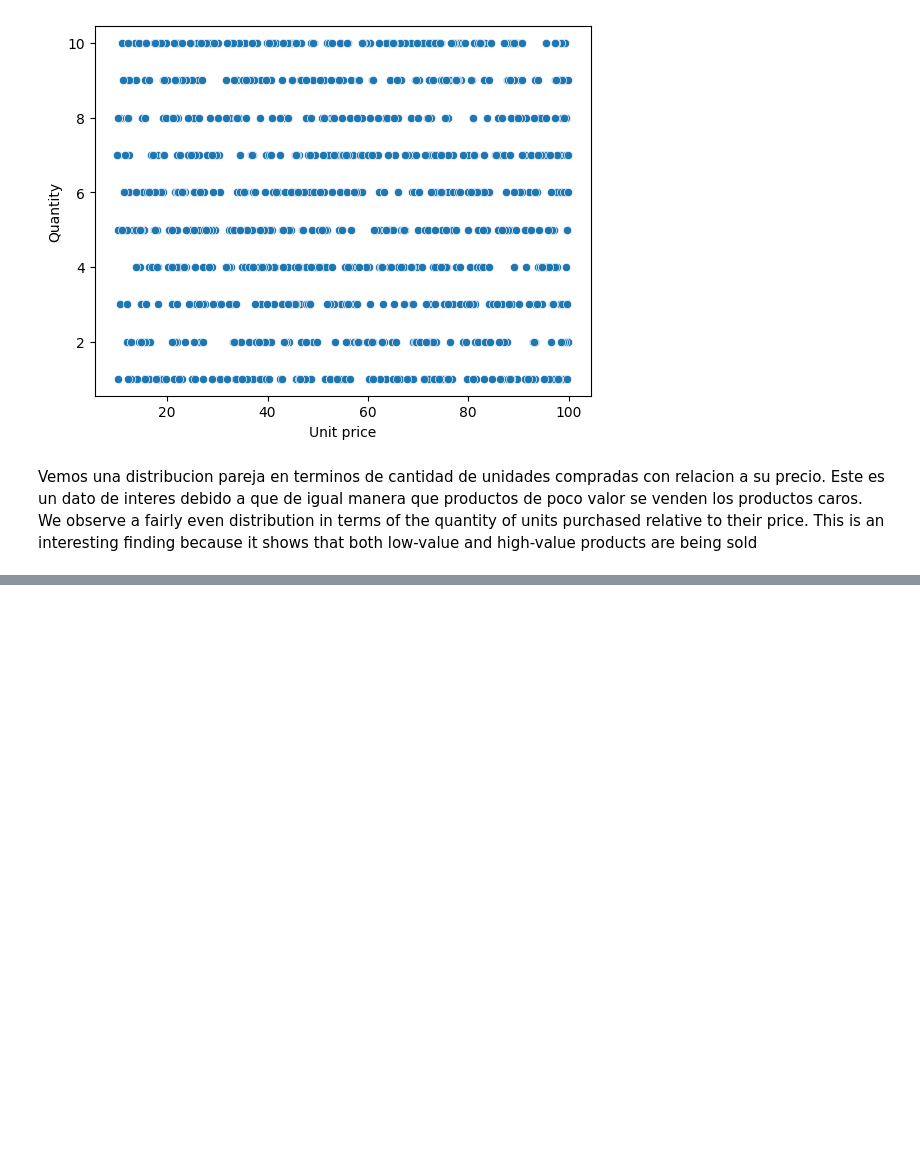
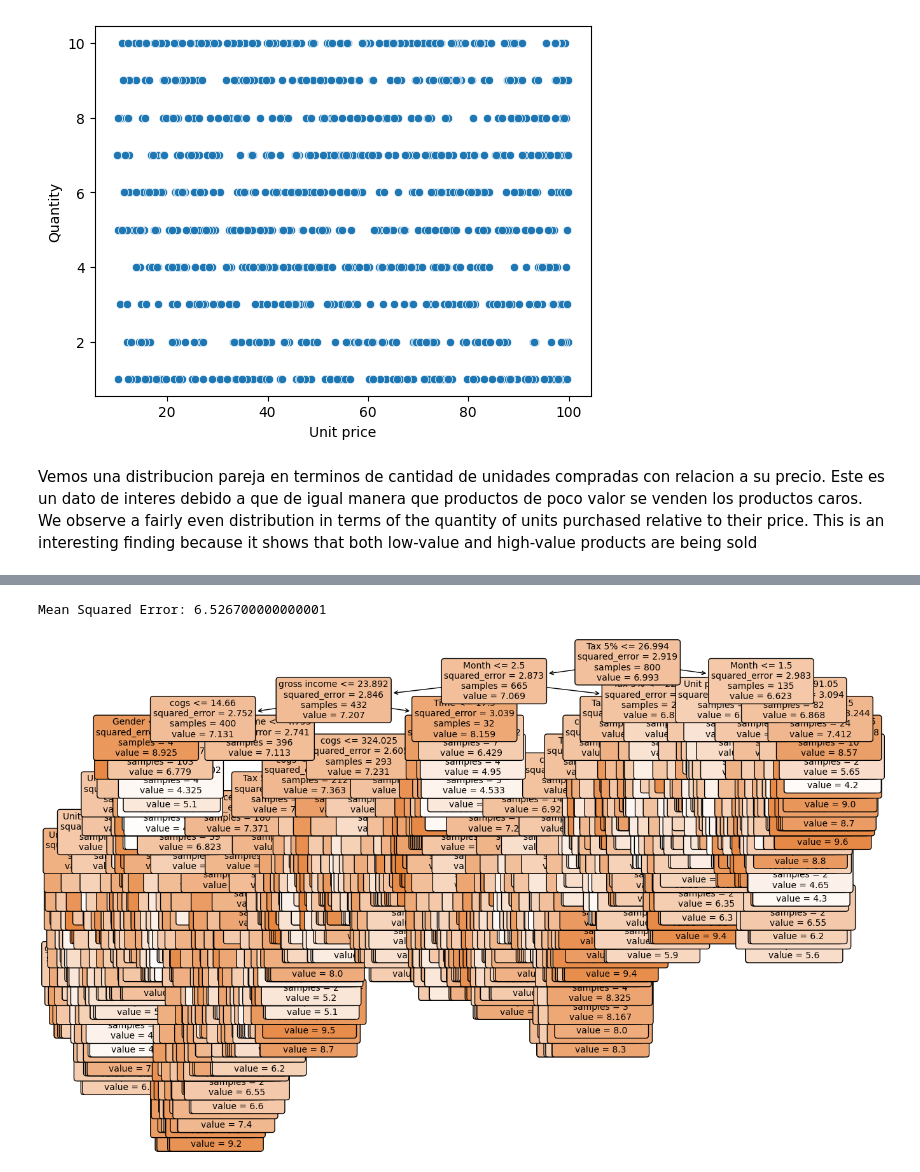
Before and after one commit to GagliardiRodrigo/K-Means, a Jupyter notebook: Proyect K-means.ipynb, the cells around one changed output, grey strips where cells are left out. Saved outputs shown, nothing was run; the diff lists cells and outputs as text; code cells hidden in the pictures; blank space fills up the shorter version.

Commit message:
Entrenando model

```diff
--- a/Proyect K-means.ipynb
+++ b/Proyect K-means.ipynb
@@ -487,0 +510,13 @@ We observe a fairly even distribution in terms of the quantity of units purchase
+# %%
+# Encoding the columns
+# Encoding las columnas categoricas del dataframe
+from sklearn.preprocessing import LabelEncoder
+#Seleccionamos las variables categoricas
+Columnas_categoricas= ['City','Customer type','Gender','Product line', 'Payment']
+#Creamos la instancia
+label_encoder = LabelEncoder()
+#Aplicar el encoding a cada una de las columnas que sean categoricas
+for col in Columnas_categoricas:
+    df_sales[col]= label_encoder.fit_transform(df_sales[col])
+#Vemos el dataframe nuevo
+df_sales.head()
@@ -487,0 +530,30 @@ We observe a fairly even distribution in terms of the quantity of units purchase
+# %%
+# Eliminar las columnas "Invoice ID" y "Date"
+columns_to_drop = ["Invoice ID", "Date"]
+df_sales = df_sales.drop(columns_to_drop, axis=1)
+
+# Dividir los datos en características (X) y etiquetas (y)
+X = df_sales.drop("Rating", axis=1)
+y = df_sales["Rating"]
+
+# Dividir los datos en conjuntos de entrenamiento y prueba
+X_train, X_test, y_train, y_test = train_test_split(X, y, test_size=0.2, random_state=42)
+
+# Crear y entrenar el modelo de árbol de decisión
+model = DecisionTreeRegressor(random_state=42)
+model.fit(X_train, y_train)
+
+# Predecir las calificaciones en el conjunto de prueba
+y_pred = model.predict(X_test)
+
+# Evaluar el modelo utilizando el error cuadrático medio
+mse = mean_squared_error(y_test, y_pred)
+print("Mean Squared Error:", mse)
+# %% [output]
+Mean Squared Error: 6.526700000000001
+# %%
+plt.figure(figsize=(15, 10))
+plot_tree(model, feature_names=X.columns, filled=True, rounded=True, fontsize=10)
+plt.show()
+# %% [output]
+[figure, added]
```
Also changed, not shown: parts of 7 cells of this notebook.
